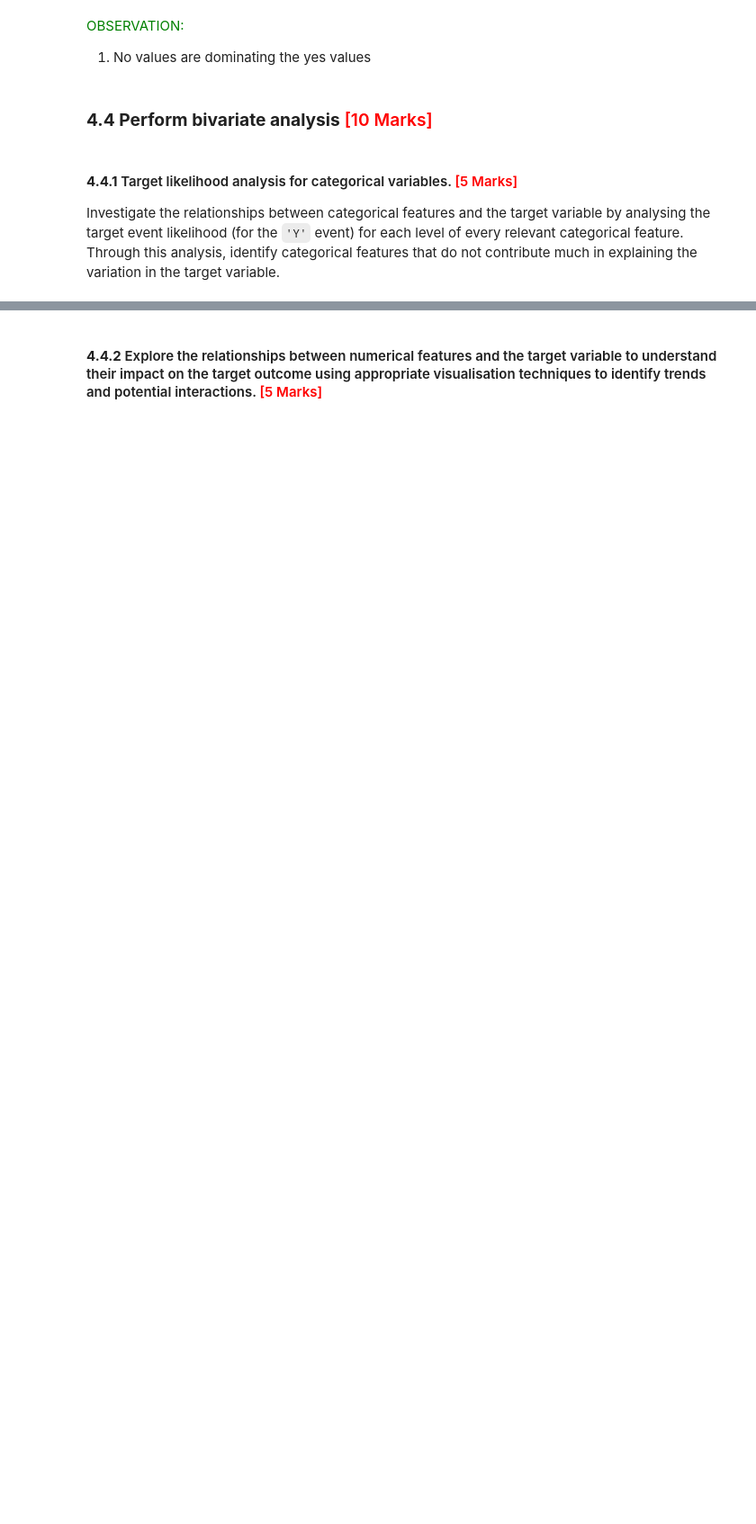
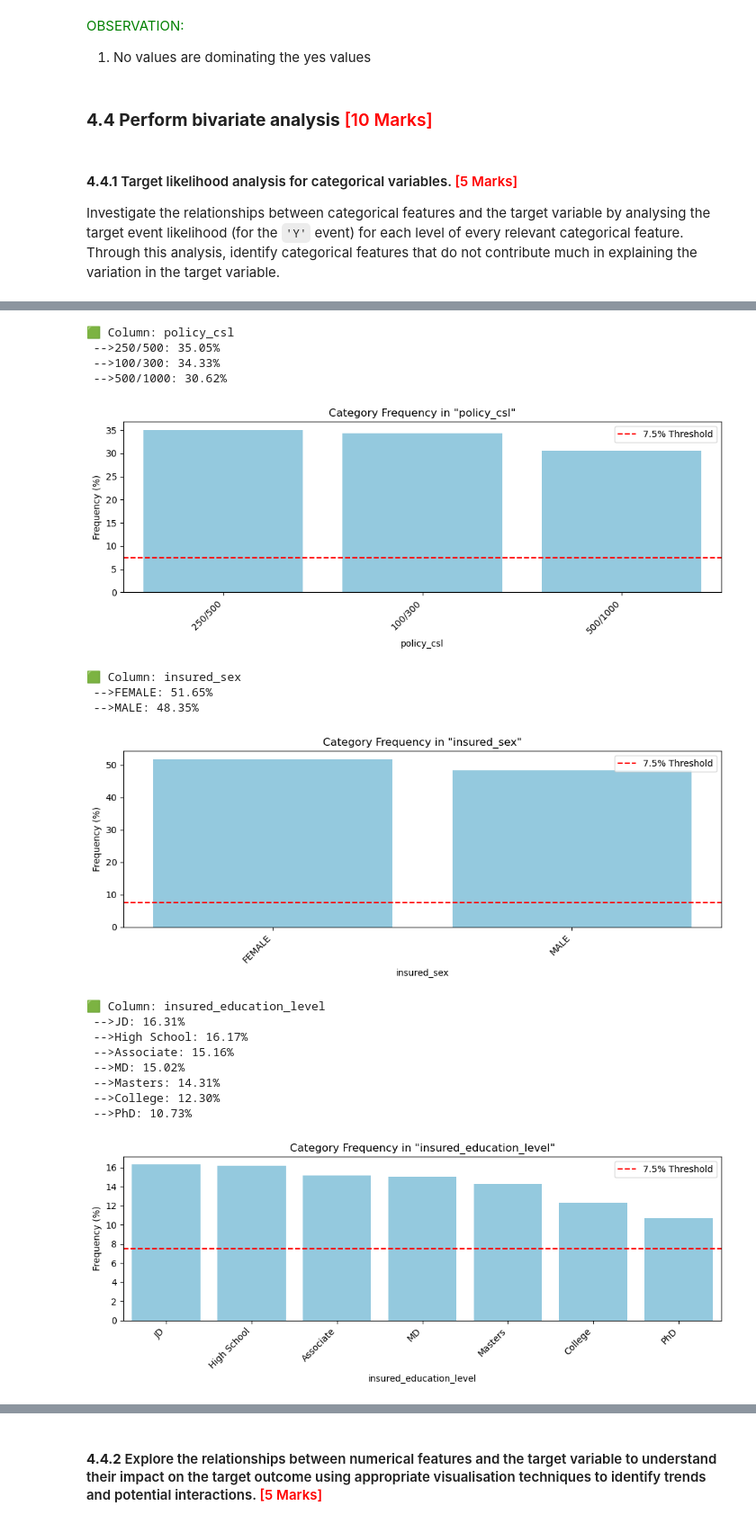
Before and after one commit to sunilkumarrudragada/Fraudulent_Claim_Detection, a Jupyter notebook: fraudulent_Claim_Detection.ipynb, the cells around one changed output, grey strips where cells are left out. Shown at 90% size. Cells and saved outputs as stored; diff of their text form; code cells hidden in the pictures; blank space fills up the shorter version.

```diff
--- a/fraudulent_Claim_Detection.ipynb
+++ b/fraudulent_Claim_Detection.ipynb
@@ -799,3 +773,47 @@ Name: fraud_reported, dtype: float64
 [figure]
 <span style='color:green'><b>OBSERVATION for craft-repair:</b><br/>category craft-repair show high likelihood of fraud than other 13 remaining categories.<br/></span>
 ... (22 outputs left out)
+# %%
+def analyze_and_plot_category_frequencies(df, cat_cols, threshold=0.01):
+    for col in cat_cols:
+        print(f"\n🟩 Column: {col}")
+        value_counts=df[col].value_counts(normalize=True)*100
+
+        for category, freq in value_counts.items():
+            if freq < threshold * 100:
+                print(f' -->{category}: {freq:.2f}% (RARE)')
+            else:
+                print(f' -->{category}: {freq:.2f}%')
+
+
+        plt.figure(figsize=(10, 4))
+        colors = ['orange' if freq < threshold * 100 else 'skyblue' for freq in value_counts.values]
+        sns.barplot(x=value_counts.index, y=value_counts.values, palette=colors)
+        plt.title(f'Category Frequency in "{col}"')
+        plt.axhline(y=threshold * 100, color='red', linestyle='--', label=f'{threshold*100:.1f}% Threshold')
+        plt.xticks(rotation=45, ha='right')
+        plt.ylabel("Frequency (%)")
+        plt.legend()
+        plt.tight_layout()
+        plt.show()
+# %%
+analyze_and_plot_category_frequencies(train_target, cat_cols, threshold=0.075)
+# %% [output]
+🟩 Column: policy_csl
+ -->250/500: 35.05%
+ -->100/300: 34.33%
+ -->500/1000: 30.62%
+[figure, added]
+🟩 Column: insured_sex
+ -->FEMALE: 51.65%
+ -->MALE: 48.35%
+[figure, added]
+🟩 Column: insured_education_level
+ -->JD: 16.31%
+ -->High School: 16.17%
+ -->Associate: 15.16%
+ -->MD: 15.02%
+ -->Masters: 14.31%
+ -->College: 12.30%
+ -->PhD: 10.73%
+[figure, added]
```
Also changed, not shown: parts of 45 cells of this notebook.
